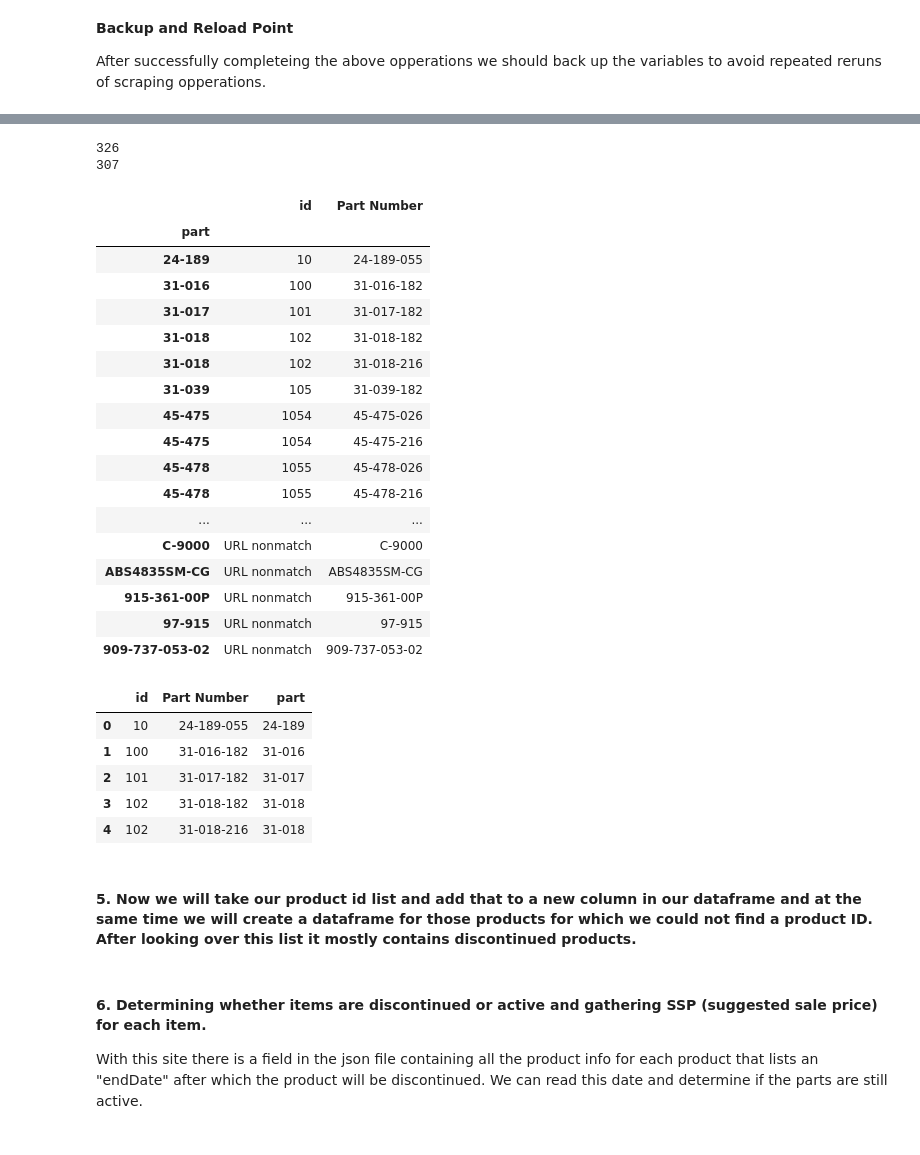
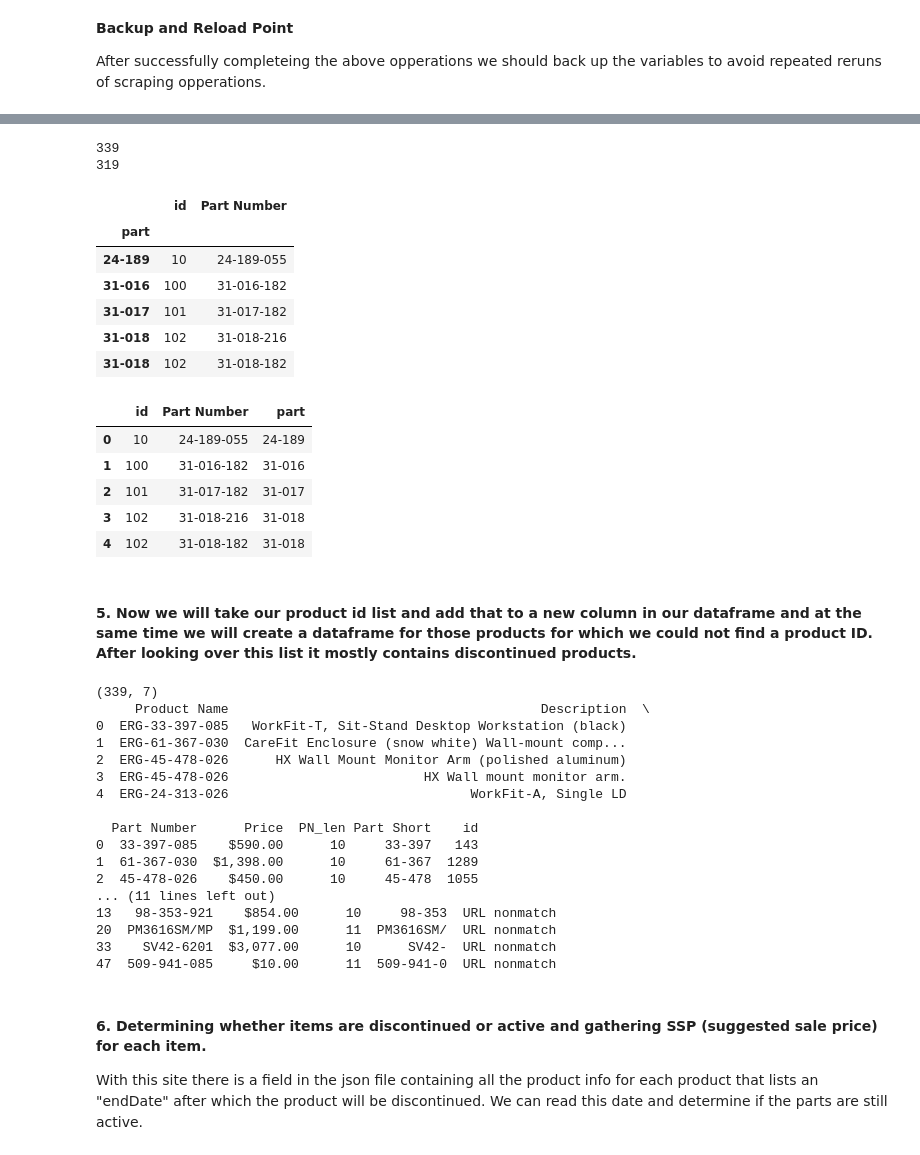
Before and after one commit to pvstewar/Python_Price_Scraper_Ergo, a Jupyter notebook: Price Scarper Ergo_gh.ipynb, the cells around one changed output, grey strips where cells are left out. Drawn from its saved outputs; the diff is of its cells as text; code cells hidden in the pictures.

```diff
--- a/Price Scarper Ergo_gh.ipynb
+++ b/Price Scarper Ergo_gh.ipynb
@@ -64,0 +69,11 @@ pn2.head()
+# %%
+pn2 = pn2.drop(['ID', 'contact_id', 'Assigned to',
+       'Assigned User Id', 'Date Created', 'Date Modified', 'Created By',
+       'Modified By', 'Deleted', 'Product Code', 'Category',
+       'Product Type', 'Cost', 'Cost (Default Currency)', 'Currency',
+       'Price (Default Currency)', 'URL', 'Product Image',
+       'Product Category ID', 'Modified By Name', 'modified_by_name_owner',
+       'modified_by_name_mod', 'Created By.1', 'created_by_name_owner',
+       'created_by_name_mod', 'assigned_user_name_owner',
+       'assigned_user_name_mod', 'Contact', 'Product Category'],axis=1)
+print(pn2.head())
@@ -280,31 +253,20 @@ prod_id_2
 # %%
 #removing duplicates
 print(len(prod_id_2))
 prod_id_2 = prod_id_2.sort_values(['id']).drop_duplicates( keep='first')
 
 print(len(prod_id_2))
-prod_id_2
+prod_id_2.head()
 # %% [output]
-326
-307
+339
+319
 |  | id | Part Number |
 | part |  |  |
 | 24-189 | 10 | 24-189-055 |
 | 31-016 | 100 | 31-016-182 |
 | 31-017 | 101 | 31-017-182 |
+| 31-018 | 102 | 31-018-216 |
 | 31-018 | 102 | 31-018-182 |
-| 31-018 | 102 | 31-018-216 |
-| 31-039 | 105 | 31-039-182 |
-| 45-475 | 1054 | 45-475-026 |
-| 45-475 | 1054 | 45-475-216 |
-| 45-478 | 1055 | 45-478-026 |
-| 45-478 | 1055 | 45-478-216 |
-| ... | ... | ... |
-| C-9000 | URL nonmatch | C-9000 |
-| ABS4835SM-CG | URL nonmatch | ABS4835SM-CG |
-| 915-361-00P | URL nonmatch | 915-361-00P |
-| 97-915 | URL nonmatch | 97-915 |
-| 909-737-053-02 | URL nonmatch | 909-737-053-02 |
 # %%
 prod_id_2['part']= prod_id_2.index
 prod_id_2.reset_index(drop=True, inplace=True)
@@ -314,8 +276,8 @@ prod_id_2.head()
 | 0 | 10 | 24-189-055 | 24-189 |
 | 1 | 100 | 31-016-182 | 31-016 |
 | 2 | 101 | 31-017-182 | 31-017 |
-| 3 | 102 | 31-018-182 | 31-018 |
-| 4 | 102 | 31-018-216 | 31-018 |
+| 3 | 102 | 31-018-216 | 31-018 |
+| 4 | 102 | 31-018-182 | 31-018 |
 # %% [markdown]
 #### 5. Now we will take our product id list and add that to a new column in our dataframe and at the same time we will create a dataframe for those products for which we could not find a product ID. After looking over this list it mostly contains discontinued products.
 # %%
@@ -327,6 +289,24 @@ print(pn3.shape)
 redo = pn3[pn3.id.str.contains("URL nonmatch")]
 pn3 = pn3[~pn3.id.str.contains("URL nonmatch")]
 print(pn3.head())
-print (redo)
+print (redo.head())
+# %% [output]
+(339, 7)
+     Product Name                                        Description  \
+0  ERG-33-397-085   WorkFit-T, Sit-Stand Desktop Workstation (black)
+1  ERG-61-367-030  CareFit Enclosure (snow white) Wall-mount comp...
+2  ERG-45-478-026      HX Wall Mount Monitor Arm (polished aluminum)
+3  ERG-45-478-026                         HX Wall mount monitor arm.
+4  ERG-24-313-026                               WorkFit-A, Single LD
+
+  Part Number      Price  PN_len Part Short    id
+0  33-397-085    $590.00      10     33-397   143
+1  61-367-030  $1,398.00      10     61-367  1289
+2  45-478-026    $450.00      10     45-478  1055
+... (11 lines left out)
+13   98-353-921    $854.00      10     98-353  URL nonmatch
+20  PM3616SM/MP  $1,199.00      11  PM3616SM/  URL nonmatch
+33    SV42-6201  $3,077.00      10      SV42-  URL nonmatch
+47  509-941-085     $10.00      11  509-941-0  URL nonmatch
 # %%
 #backup dataframe variables
```
Also changed, not shown: parts of 28 cells of this notebook.
